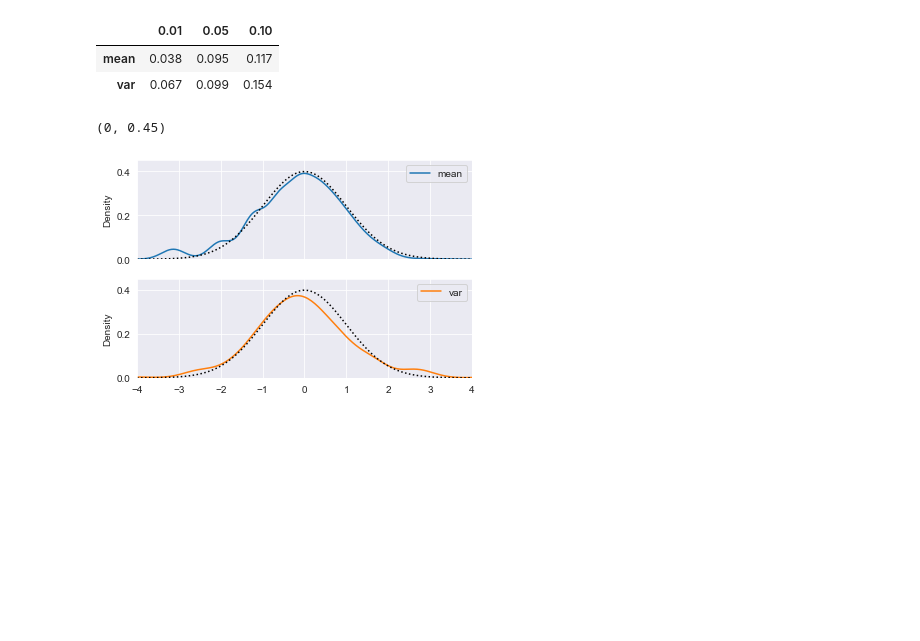
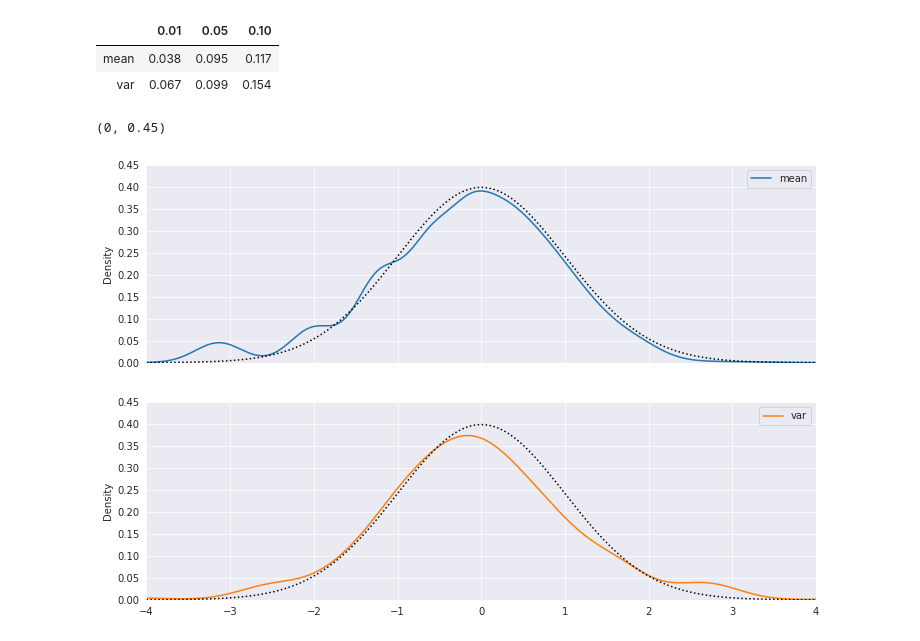
Before and after one commit to bashtage/python-introduction, a Jupyter notebook: solutions/autumn/estimation-bias-and-variance.ipynb, the cells around one changed output. Cells and saved outputs as stored; diff of their text form; code cells hidden in the pictures; blank space fills up the shorter version.

```diff
--- a/solutions/autumn/estimation-bias-and-variance.ipynb
+++ b/solutions/autumn/estimation-bias-and-variance.ipynb
@@ -192,14 +192,15 @@ pd.DataFrame(results, index=["mean", "var"])
 # %%
 z = pd.DataFrame(z, columns=['mean', 'var'])
 
+plt.rc("figure", figsize=(12,8))
 ax = z.plot.kde(subplots=True)
 ax[0].set_xlim(-4,4)
 ax[0].plot(x, pdf, color="black", linestyle=":")
 ax[0].set_ylim(0,0.45)
 
 ax[1].set_xlim(-4,4)
 ax[1].plot(x, pdf, color="black", linestyle=":")
 ax[1].set_ylim(0,0.45)
 # %% [output]
 (0, 0.45)
-[figure, old version]
+[figure, new version]
```
Also changed, not shown: 13 other files.
